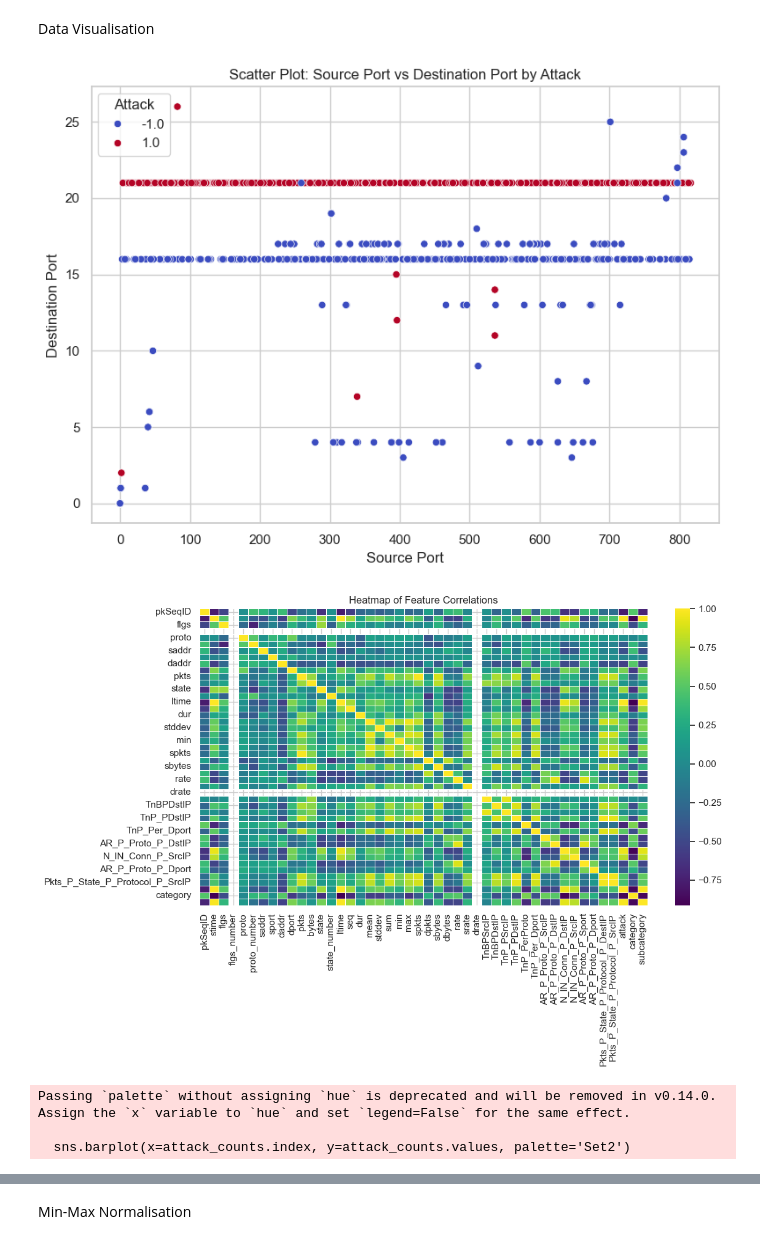
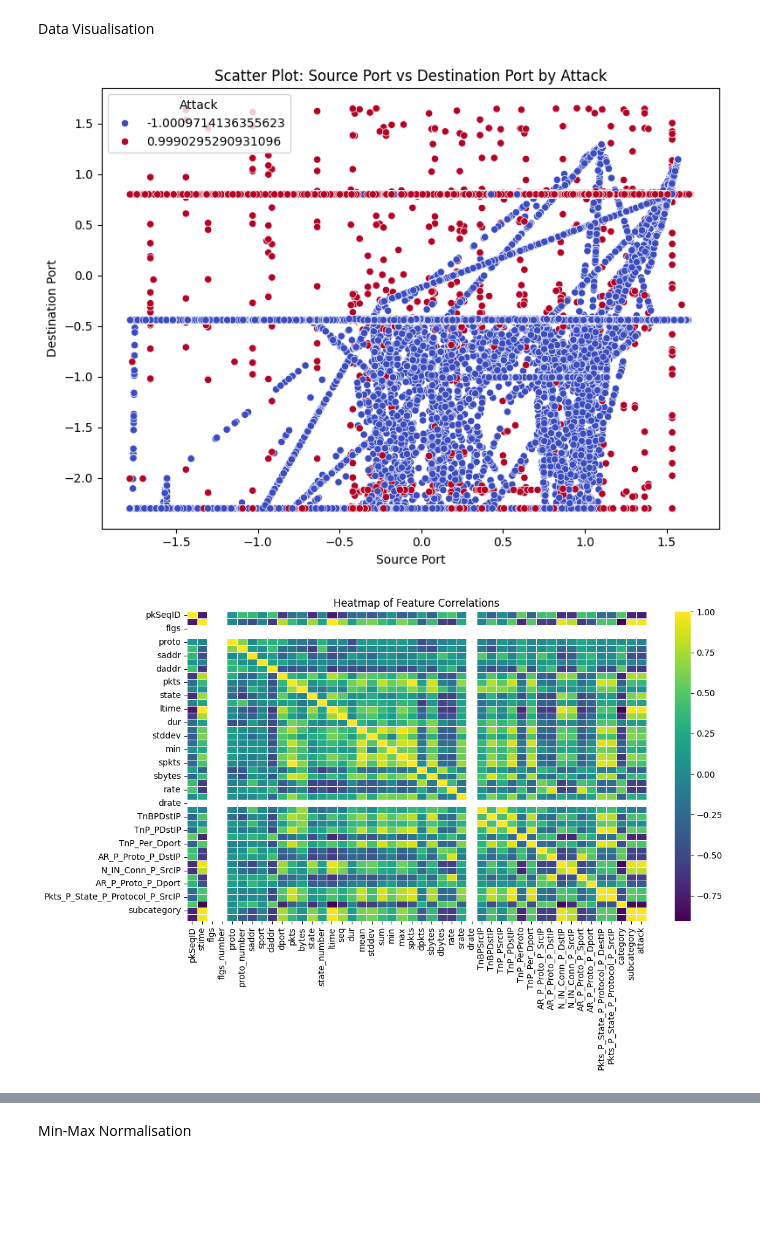
Before and after one commit to rutavmehta/Skill-LCA-3, a Jupyter notebook: Skill LCA 3.ipynb, the cells around one changed output, grey strips where cells are left out. Drawn from its saved outputs; the diff is of its cells as text; code cells hidden in the pictures; blank space fills up the shorter version.

```diff
--- a/Skill LCA 3.ipynb
+++ b/Skill LCA 3.ipynb
@@ -436,41 +403,35 @@ import matplotlib.pyplot as plt
 import seaborn as sns
 
 # Load the preprocessed dataset
-df = pd.read_csv("encoded_dataset.csv")
-
-# Set Seaborn style for better visuals
-sns.set(style="whitegrid")
+df = pd.read_csv("C:/Users/DELL/OneDrive/Desktop/skill/cleaned_standardized_1lakh_dataset.csv")
 
 # ===== SCATTER PLOT =====
 plt.figure(figsize=(8, 6))
 sns.scatterplot(data=df, x='sport', y='dport', hue='attack', palette='coolwarm')
 plt.title("Scatter Plot: Source Port vs Destination Port by Attack")
 plt.xlabel("Source Port")
 plt.ylabel("Destination Port")
 plt.legend(title='Attack')
 plt.tight_layout()
 plt.show()
 
 # ===== HEATMAP =====
 plt.figure(figsize=(12, 8))
 correlation_matrix = df.corr(numeric_only=True)
 sns.heatmap(correlation_matrix, cmap='viridis', annot=False, linewidths=0.5)
 plt.title("Heatmap of Feature Correlations")
 plt.tight_layout()
 plt.show()
 
 # ===== BAR PLOT =====
 plt.figure(figsize=(8, 6))
 attack_counts = df['attack'].value_counts().sort_index()
-sns.barplot(x=attack_counts.index, y=attack_counts.values, palette='Set2')
+sns.barplot(x=attack_counts.index, y=attack_counts.values, hue=attack_counts.index, palette='Set2', legend=False)
 plt.title("Bar Plot: Count of Attack vs Normal Traffic")
 plt.xlabel("Attack (0 = Normal, 1 = Attack)")
 plt.ylabel("Count")
 plt.tight_layout()
 plt.show()
 # %% [output]
-[figure, old version]
+[figure, new version]
-[figure, old version]
+[figure, new version]
-Passing `palette` without assigning `hue` is deprecated and will be removed in v0.14.0. Assign the `x` variable to `hue` and set `legend=False` for the same effect.
-
-  sns.barplot(x=attack_counts.index, y=attack_counts.values, palette='Set2')
```
Also changed, not shown: parts of 18 cells of this notebook, 2 other files.
